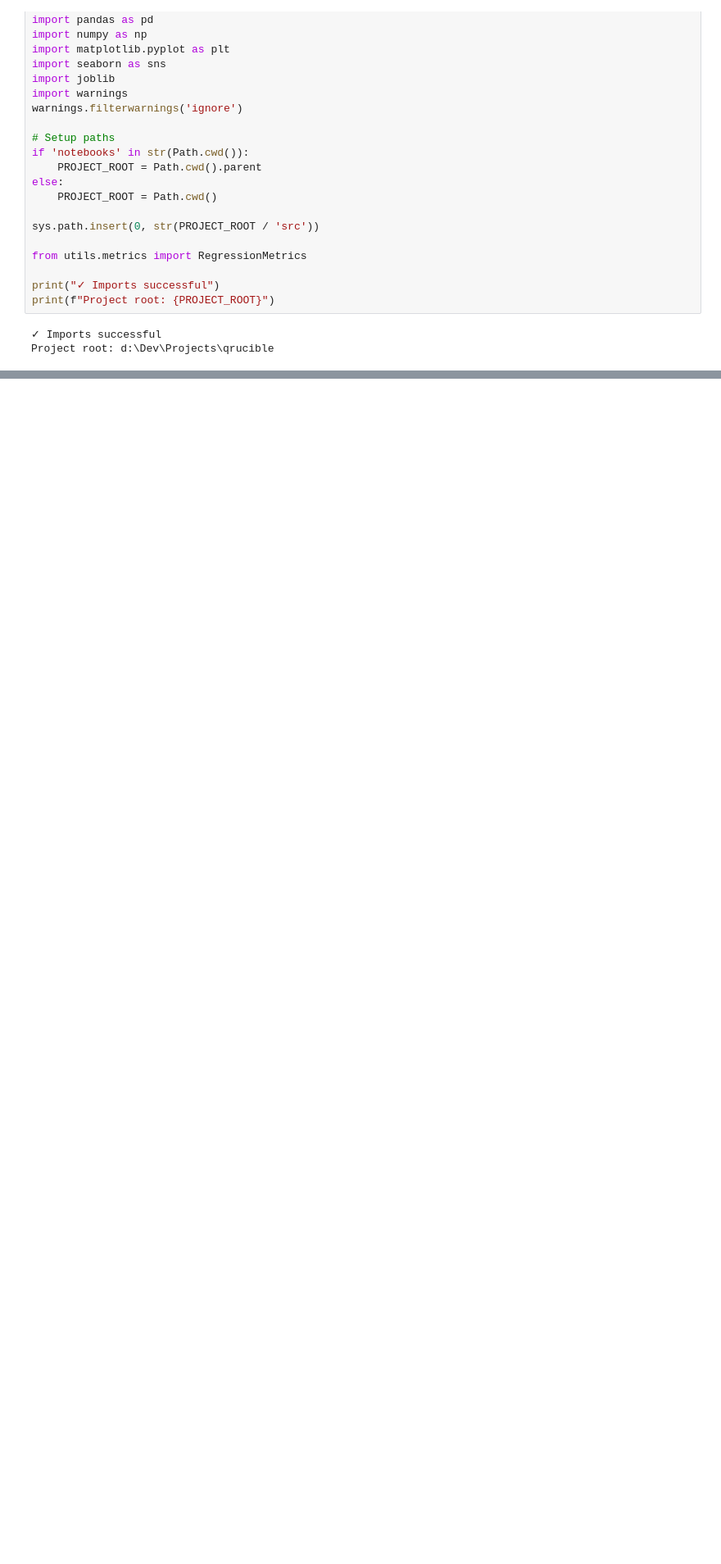
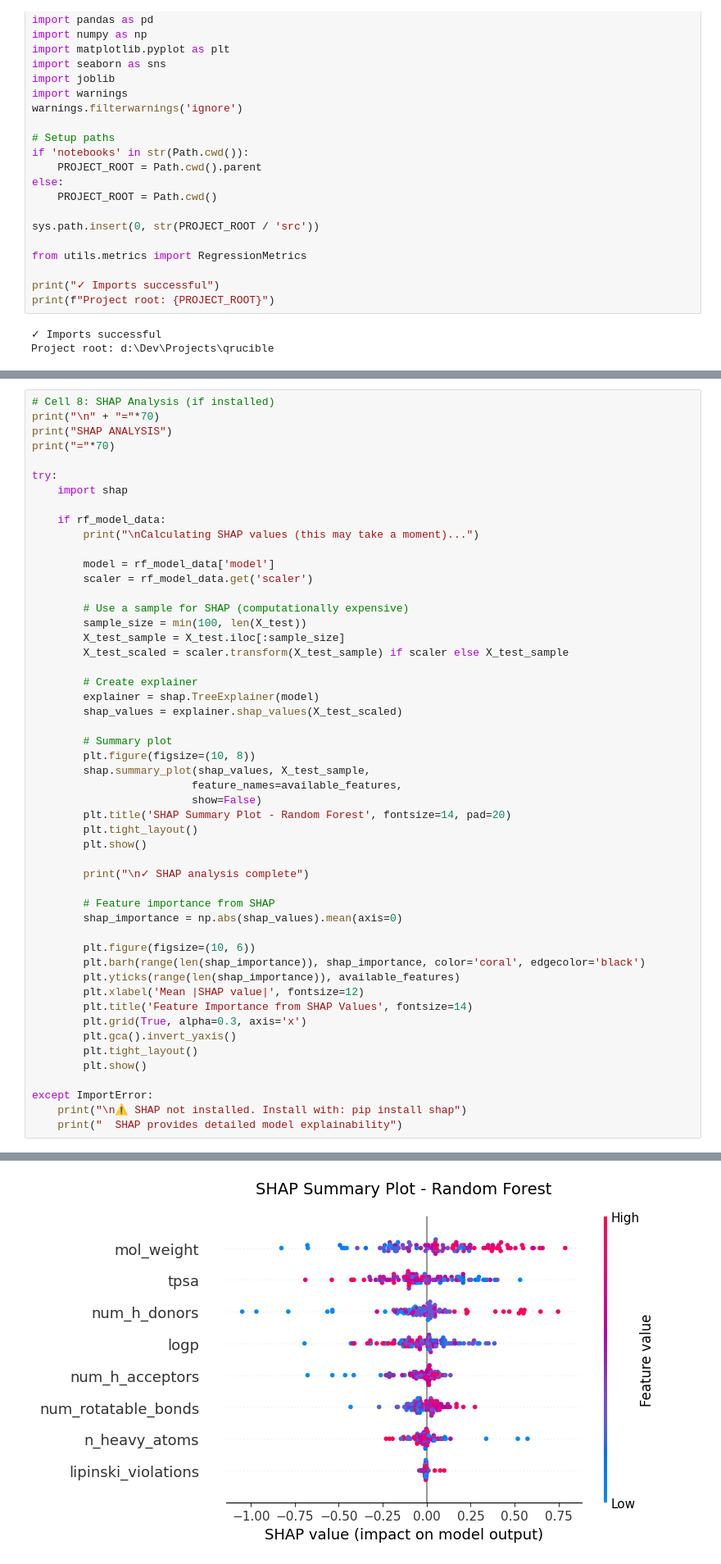
Before and after one commit to bluebell2505/qrucible, a Jupyter notebook: notebooks/03_model_analysis.ipynb, the cells around one changed output, grey strips where cells are left out. Shown at 82% size. Drawn from its saved outputs; the diff is of its cells as text; blank space fills up the shorter version.

```diff
--- a/notebooks/03_model_analysis.ipynb
+++ b/notebooks/03_model_analysis.ipynb
@@ -60,0 +281,52 @@ Found 0 trained models:
+# %%
+# Cell 8: SHAP Analysis (if installed)
+print("\n" + "="*70)
+print("SHAP ANALYSIS")
+print("="*70)
+
+try:
+    import shap
+
+    if rf_model_data:
+        print("\nCalculating SHAP values (this may take a moment)...")
+
+        model = rf_model_data['model']
+        scaler = rf_model_data.get('scaler')
+
+        # Use a sample for SHAP (computationally expensive)
+        sample_size = min(100, len(X_test))
+        X_test_sample = X_test.iloc[:sample_size]
+        X_test_scaled = scaler.transform(X_test_sample) if scaler else X_test_sample
+
+        # Create explainer
+        explainer = shap.TreeExplainer(model)
+        shap_values = explainer.shap_values(X_test_scaled)
+
+        # Summary plot
+        plt.figure(figsize=(10, 8))
+        shap.summary_plot(shap_values, X_test_sample,
+                         feature_names=available_features,
+                         show=False)
+        plt.title('SHAP Summary Plot - Random Forest', fontsize=14, pad=20)
+        plt.tight_layout()
+        plt.show()
+
+        print("\n✓ SHAP analysis complete")
+
+        # Feature importance from SHAP
+        shap_importance = np.abs(shap_values).mean(axis=0)
+
+        plt.figure(figsize=(10, 6))
+        plt.barh(range(len(shap_importance)), shap_importance, color='coral', edgecolor='black')
+        plt.yticks(range(len(shap_importance)), available_features)
+        plt.xlabel('Mean |SHAP value|', fontsize=12)
+        plt.title('Feature Importance from SHAP Values', fontsize=14)
+        plt.grid(True, alpha=0.3, axis='x')
+        plt.gca().invert_yaxis()
+        plt.tight_layout()
+        plt.show()
+
+except ImportError:
+    print("\n⚠ SHAP not installed. Install with: pip install shap")
+    print("  SHAP provides detailed model explainability")
+# %% [output]
@@ -60,0 +338 @@ Found 0 trained models:
+[figure, added]
```
Also changed, not shown: parts of 11 cells of this notebook, 16 other files.
